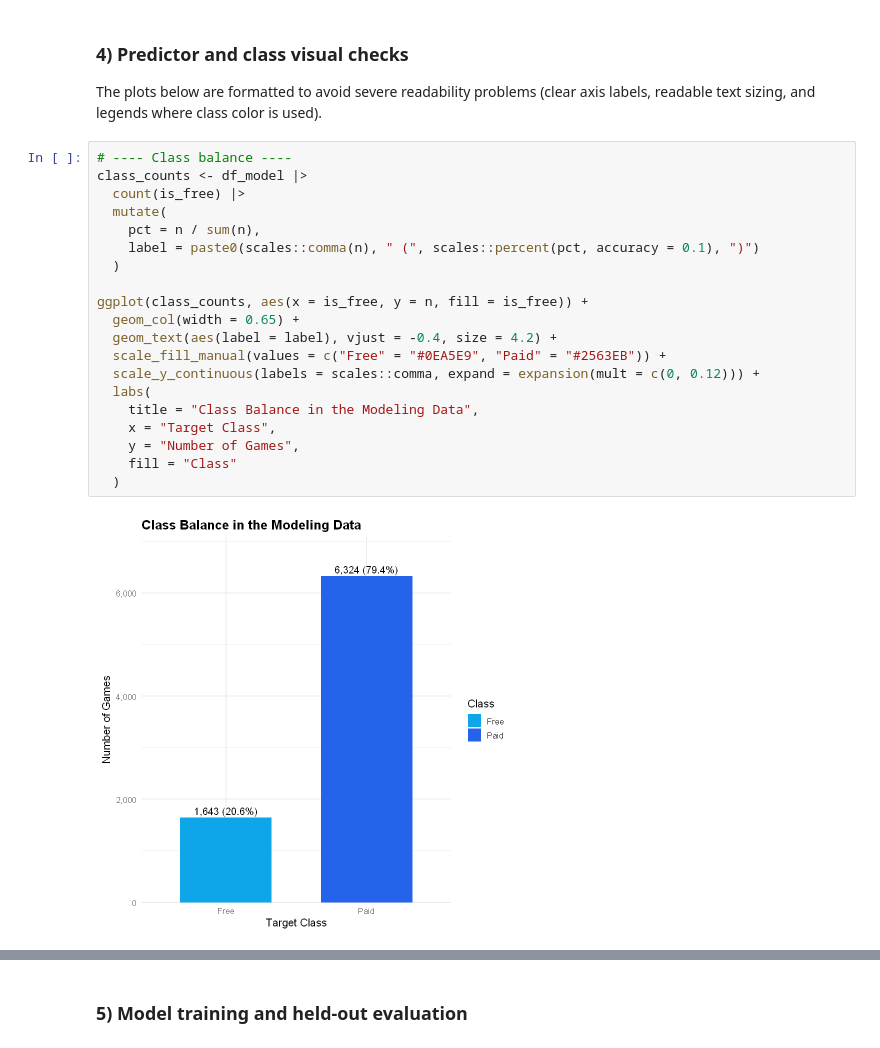
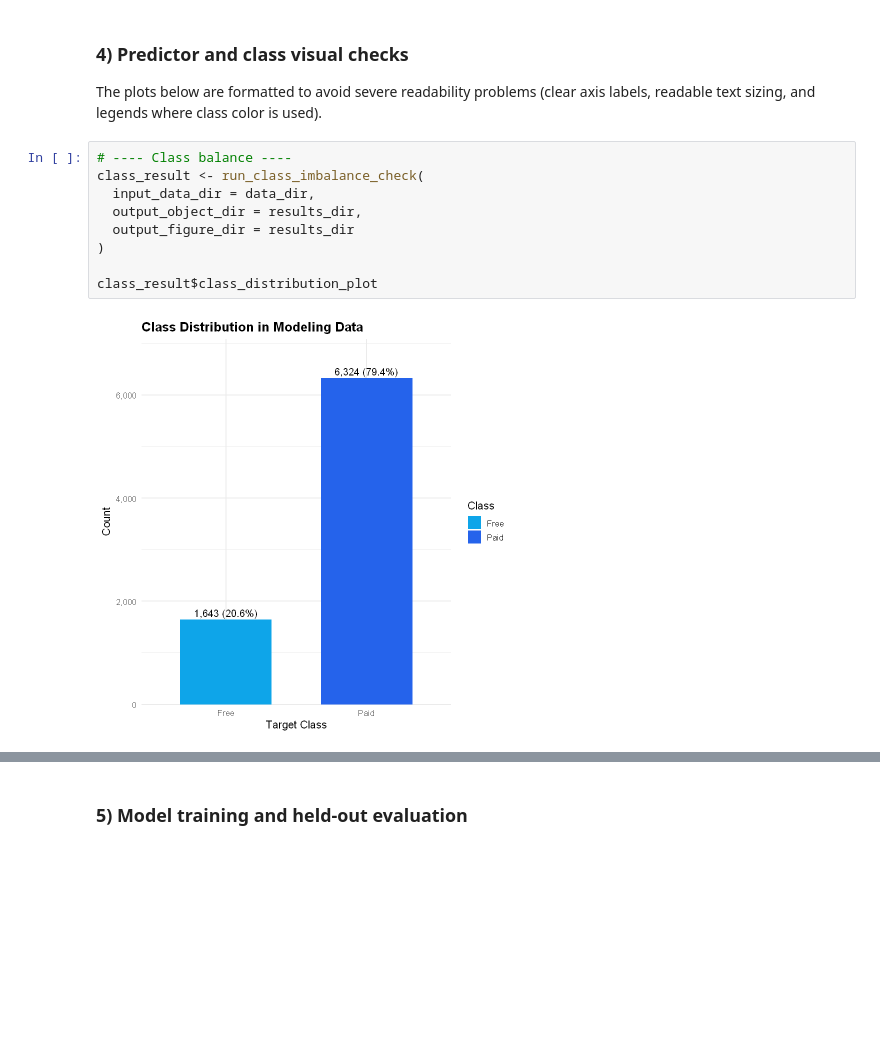
Before and after one commit to UBC-DSCI-310-2025W2/dsci-310-group-15, a Jupyter notebook: src/steam_full_analysis.ipynb, the cells around one changed output, grey strips where cells are left out. Drawn from its saved outputs; the diff is of its cells as text; blank space fills up the shorter version.

```diff
--- a/src/steam_full_analysis.ipynb
+++ b/src/steam_full_analysis.ipynb
@@ -331,25 +117,14 @@ Modeling table: 7967 rows x 30 columns
 The plots below are formatted to avoid severe readability problems (clear axis labels, readable text sizing, and legends where class color is used).
 # %%
 # ---- Class balance ----
-class_counts <- df_model |>
-  count(is_free) |>
-  mutate(
-    pct = n / sum(n),
-    label = paste0(scales::comma(n), " (", scales::percent(pct, accuracy = 0.1), ")")
-  )
+class_result <- run_class_imbalance_check(
+  input_data_dir = data_dir,
+  output_object_dir = results_dir,
+  output_figure_dir = results_dir
+)
 
-ggplot(class_counts, aes(x = is_free, y = n, fill = is_free)) +
-  geom_col(width = 0.65) +
-  geom_text(aes(label = label), vjust = -0.4, size = 4.2) +
-  scale_fill_manual(values = c("Free" = "#0EA5E9", "Paid" = "#2563EB")) +
-  scale_y_continuous(labels = scales::comma, expand = expansion(mult = c(0, 0.12))) +
-  labs(
-    title = "Class Balance in the Modeling Data",
-    x = "Target Class",
-    y = "Number of Games",
-    fill = "Class"
-  )
+class_result$class_distribution_plot
 # %% [output]
-[figure, old version]
+[figure, new version]
 # %%
 # ---- Numeric predictor distributions ----
```
Also changed, not shown: parts of 10 cells of this notebook, 52 other files.
